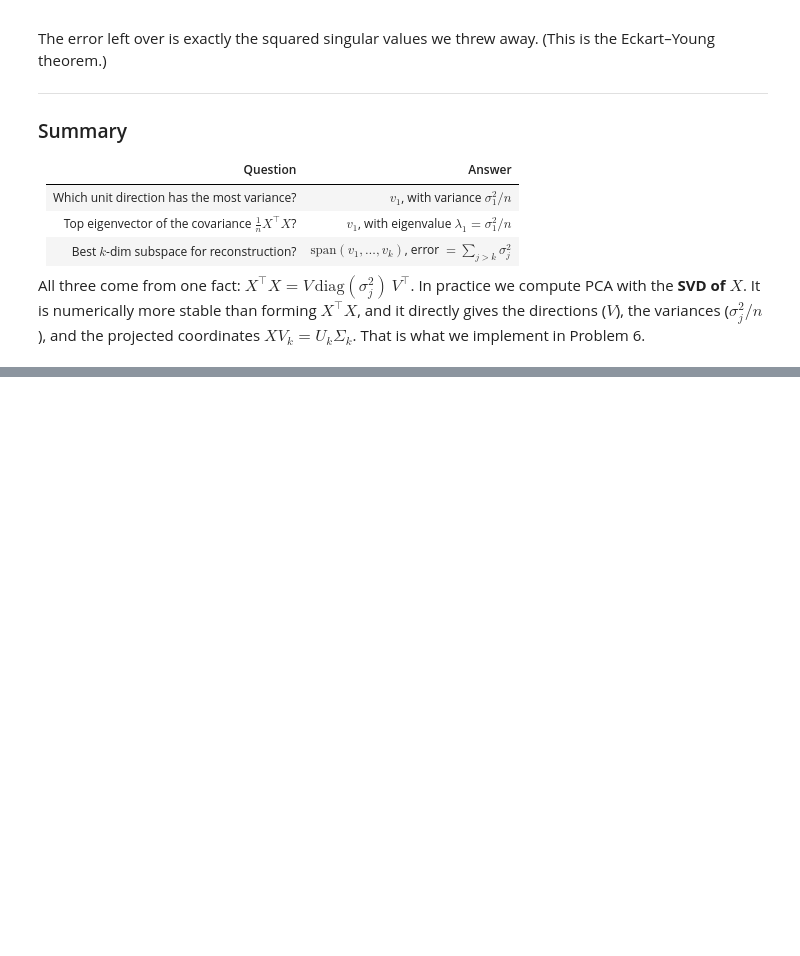
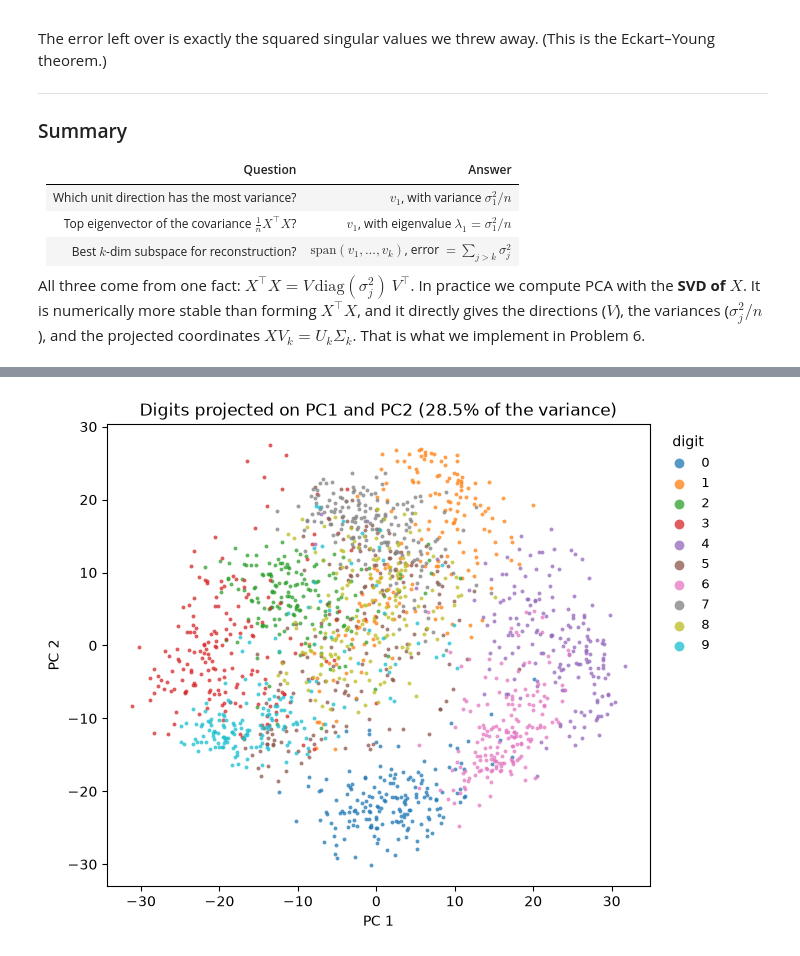
Before and after one commit to bartox12/analysis-of-unstructured-data, a Jupyter notebook: list01/list1.ipynb, the cells around one changed output, grey strips where cells are left out. Saved outputs shown, nothing was run; the diff lists cells and outputs as text; code cells hidden in the pictures; blank space fills up the shorter version.

```diff
--- a/list01/list1.ipynb
+++ b/list01/list1.ipynb
@@ -310,0 +435,12 @@ All three come from one fact: $X^\top X = V\,\mathrm{diag}(\sigma_j^2)\,V^\top$.
+# %%
+pca_2d = PCA(n_components=2)
+Z = pca_2d.fit_transform(X)
+share = pca_2d.explained_variance_ratio_.sum()
+fig = plot_2d_embedding(
+    Z, y,
+    title=f"Digits projected on PC1 and PC2 ({share:.1%} of the variance)",
+    axis_labels=("PC 1", "PC 2"),
+)
+plt.show()
+# %% [output]
+[figure, added]
```
Also changed, not shown: parts of 30 cells of this notebook, 17 other files.
